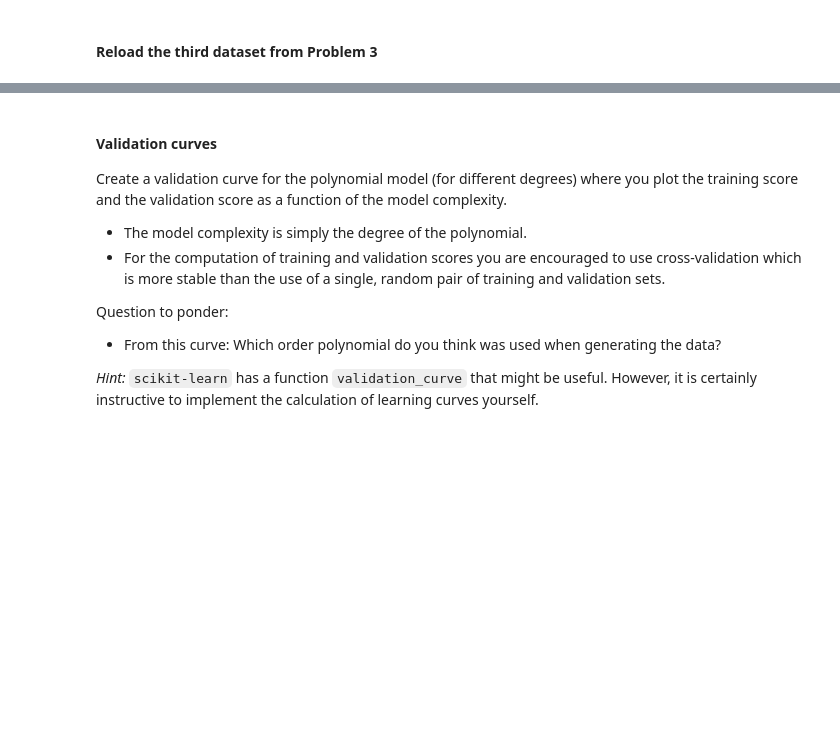
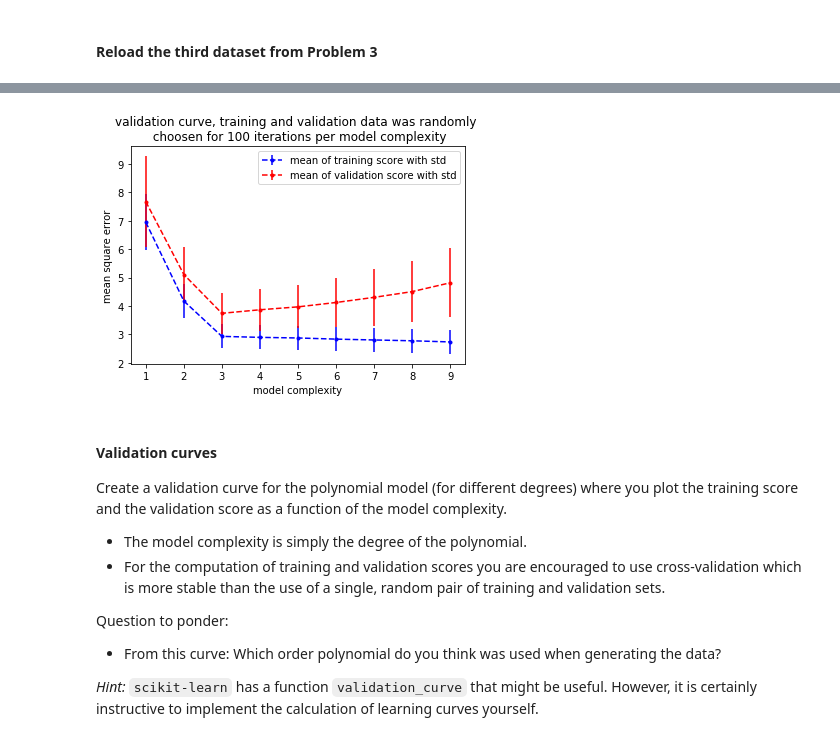
Before and after one commit to fraidowolf/tif285-project1, a Jupyter notebook: doc/pub/ProblemSets/Set1/TIF285_ProblemSet1.ipynb, the cells around one changed output, grey strips where cells are left out. Drawn from its saved outputs; the diff is of its cells as text; code cells hidden in the pictures; blank space fills up the shorter version.

```diff
--- a/doc/pub/ProblemSets/Set1/TIF285_ProblemSet1.ipynb
+++ b/doc/pub/ProblemSets/Set1/TIF285_ProblemSet1.ipynb
@@ -241,0 +297,84 @@ X = X.reshape(m,1); y = y.reshape(m,1)
+# %%
+datafile = 'DataFiles/dataset3.dat'
+X, y = np.loadtxt(datafile, unpack=True)
+m = len(X)
+X = X.reshape(m,1); y = y.reshape(m,1)
+data = list(zip(X,y))
+
+def create_test_set(X_in):
+    from sklearn.model_selection import train_test_split
+    from random import shuffle
+    shuffle(X_in)
+    X = [s[0] for s in X_in]
+    y = [s[1] for s in X_in]
+    X_train, X_val, y_train, y_val = train_test_split(X, y, train_size=0.6, random_state=42)
+    return X_train, X_val, y_train, y_val
+
+
+from sklearn.preprocessing import PolynomialFeatures
+from sklearn.linear_model import LinearRegression
+
+def apply_model_function(bias,features,poly_features,X):
+    X_poly = poly_features.fit_transform(X)
+    y_predict = X_poly.dot(features.T)
+    y_predict = y_predict + bias
+    return y_predict
+
+
+def mean_square_error(y,y_predict):
+    MSE = np.mean((y-y_predict)**2)
+    return MSE
+
+def train(y_val, y_train, X_val, X_train, deg):
+    poly_features = PolynomialFeatures(degree=deg, include_bias=False)
+    X_poly = poly_features.fit_transform(X_train)
+
+    lin_reg = LinearRegression()
+    lin_reg.fit(X_poly, y_train)
+
+    # validation set
+    y_predict_val = apply_model_function(lin_reg.intercept_, lin_reg.coef_, poly_features, X_val)
+    # training set
+    y_predict_train = apply_model_function(lin_reg.intercept_, lin_reg.coef_, poly_features, X_train)
+    return mean_square_error(y_val, y_predict_val),mean_square_error(y_train, y_predict_train)
+
+k = 100
+p = 10
+v_mse_m = []
+t_mse_m = []
+for j in range(k):
+    X_train, X_val, y_train, y_val = create_test_set(data)
+    v_mse = []
+    t_mse = []
+    x_vec = []
+    for i in range(1,p):
+        v_mse_, t_mse_ = train(y_val, y_train, X_val, X_train, i)
+        v_mse.append(v_mse_)
+        t_mse.append(t_mse_)
+        x_vec.append(i)
+
+    v_mse_m.append(v_mse)
+    t_mse_m.append(t_mse)
+
+
+v_mse_m = np.asarray(v_mse_m)
+t_mse_m = np.asarray(t_mse_m)
+
+t_mse_mean = np.mean(t_mse_m, axis=0)
+v_mse_mean = np.mean(v_mse_m, axis=0)
+
+t_mse_std = np.std(t_mse_m, axis=0)
+v_mse_std = np.std(v_mse_m, axis=0)
+
+fig = plt.figure()
+ax = fig.add_subplot(1,1,1)
+
+ax.errorbar(x_vec,t_mse_mean, t_mse_std, color='blue', linestyle='--', label='mean of training score with std', marker='.')
+ax.errorbar(x_vec,v_mse_mean, v_mse_std, color='red', linestyle='--', label='mean of validation score with std', marker='.')
+ax.set_ylabel('mean square error')
+ax.set_xlabel('model complexity')
+ax.set_title('validation curve, training and validation data was randomly \n choosen for 100 iterations per model complexity')
+#ax.plot(x_vec,t_mse_mean, color='blue', linestyle='--', label='training score')
+#ax.plot(x_vec,v_mse_mean, color='red', linestyle='-', label='validation score')
+ax.legend()
+# %% [output]
@@ -242,3 +382,4 @@ X = X.reshape(m,1); y = y.reshape(m,1)
+[figure, added]
 # %% [markdown]
 #### Validation curves
 Create a validation curve for the polynomial model (for different degrees) where you plot the training score and the validation score as a function of the model complexity.
```
Also changed, not shown: parts of 15 cells of this notebook.
